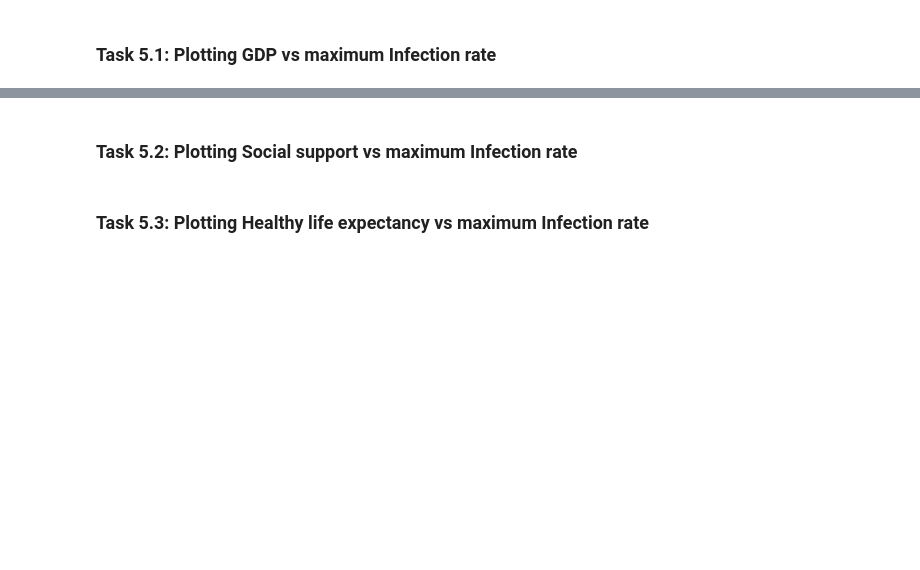
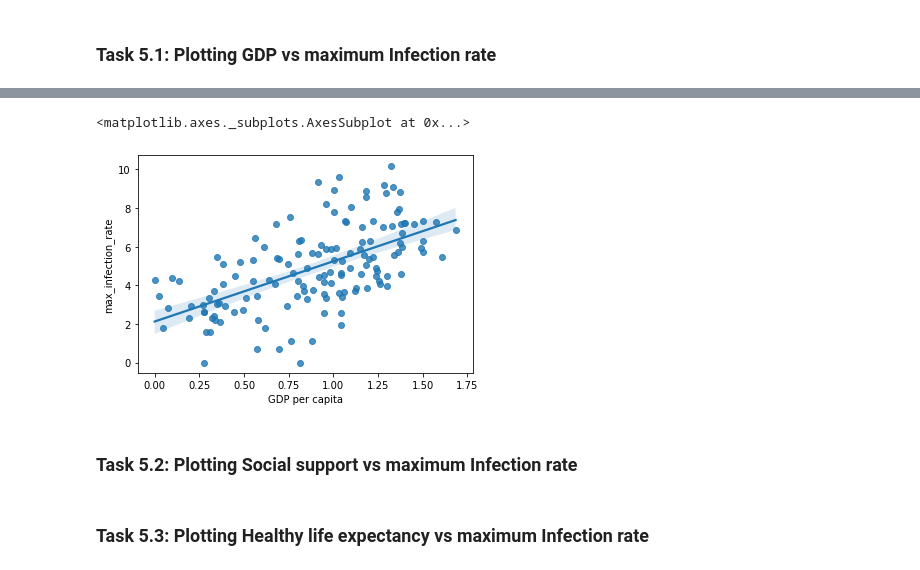
Before and after one commit to sanat98/covid-data-analysis-and-prediction, a Jupyter notebook: covid19_data_analysis_notebook.ipynb, the cells around one changed output, grey strips where cells are left out. Cells and saved outputs as stored; diff of their text form; code cells hidden in the pictures; blank space fills up the shorter version.

```diff
--- a/covid19_data_analysis_notebook.ipynb
+++ b/covid19_data_analysis_notebook.ipynb
@@ -259,3 +283,10 @@ our Analysis is not finished unless we visualize the results in terms figures an
+# %%
+# more better visualisation
+# there it shows the posetive slope in easy manner
+sns.regplot(x,np.log(y))
+# %% [output]
+<matplotlib.axes._subplots.AxesSubplot at 0x...>
+[figure, added]
 # %% [markdown]
 ### Task 5.2: Plotting Social support vs maximum Infection rate
 # %% [markdown]
```
Also changed, not shown: parts of 3 cells of this notebook.
